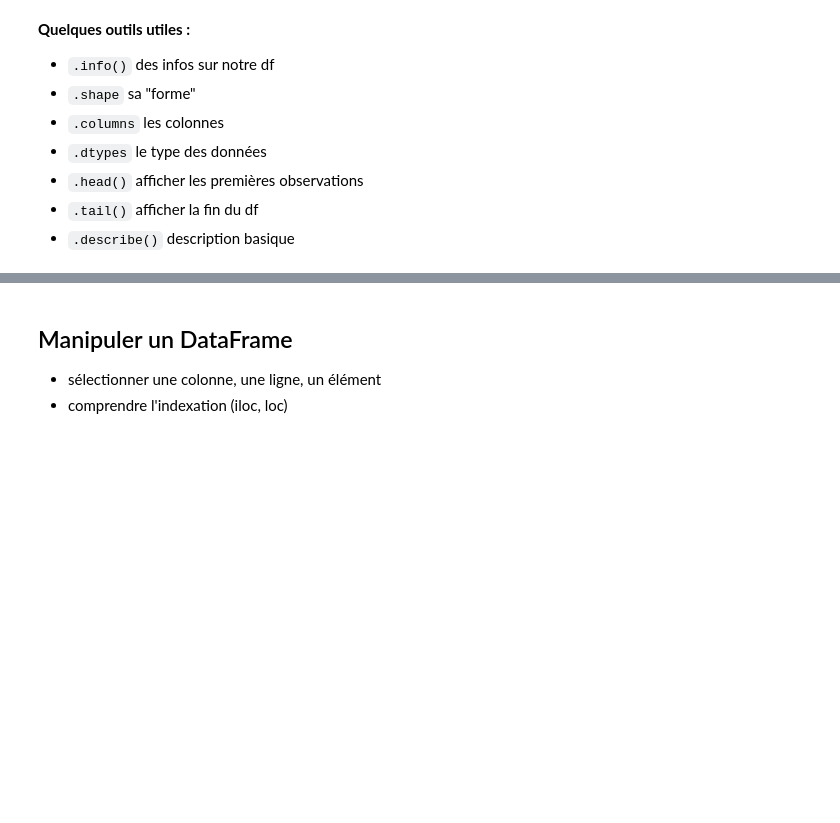
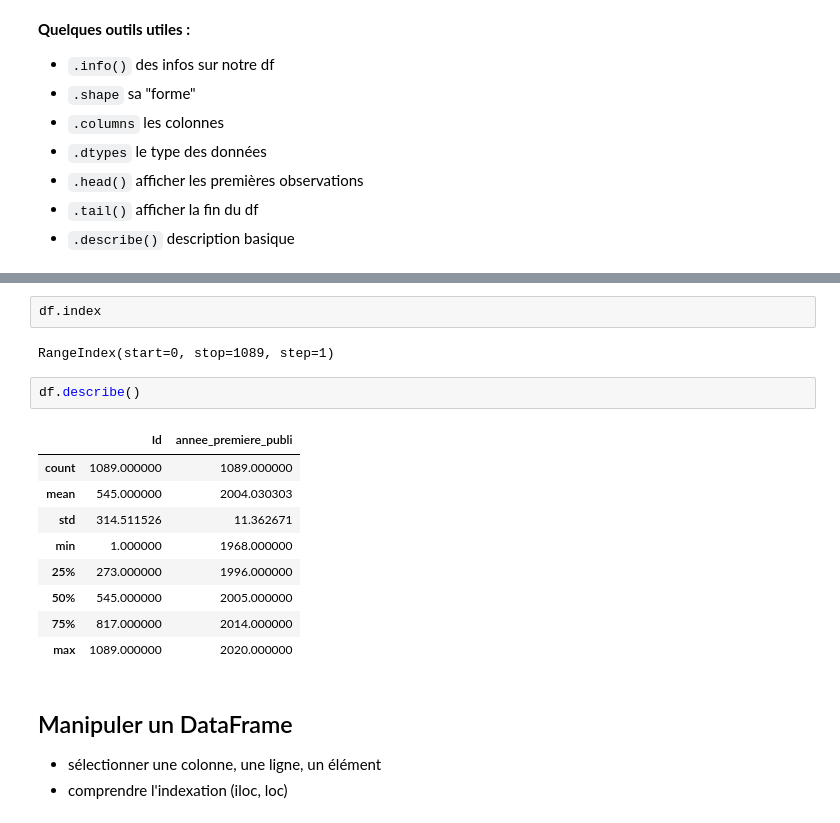
Before and after one commit to pyshs/PUD2024, a Jupyter notebook: M4 Découverte de Pandas/Traitement de données avec Pandas.ipynb, the cells around one changed output, grey strips where cells are left out. Drawn from its saved outputs; the diff is of its cells as text; blank space fills up the shorter version.

```diff
--- a/M4 Découverte de Pandas/Traitement de données avec Pandas.ipynb
+++ b/M4 Découverte de Pandas/Traitement de données avec Pandas.ipynb
@@ -64,3 +71,19 @@ annee_de_naissance-recod10niv
+# %%
+df.index
+# %% [output]
+RangeIndex(start=0, stop=1089, step=1)
+# %%
+df.describe()
+# %% [output]
+|  | Id | annee_premiere_publi |
+| count | 1089.000000 | 1089.000000 |
+| mean | 545.000000 | 2004.030303 |
+| std | 314.511526 | 11.362671 |
+| min | 1.000000 | 1968.000000 |
+| 25% | 273.000000 | 1996.000000 |
+| 50% | 545.000000 | 2005.000000 |
+| 75% | 817.000000 | 2014.000000 |
+| max | 1089.000000 | 2020.000000 |
 # %% [markdown]
 ## Manipuler un DataFrame
 
```
Also changed, not shown: parts of 21 cells of this notebook.
